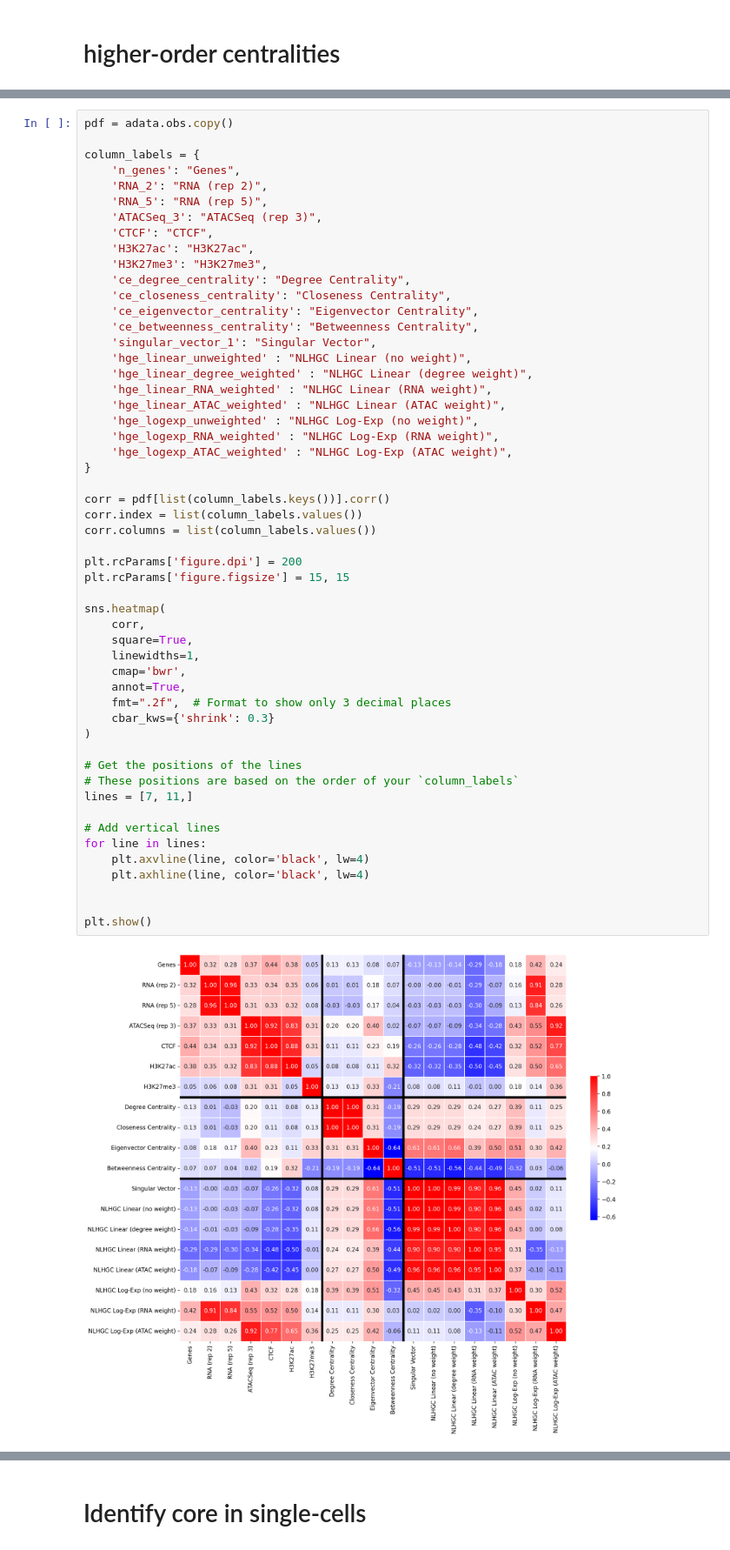
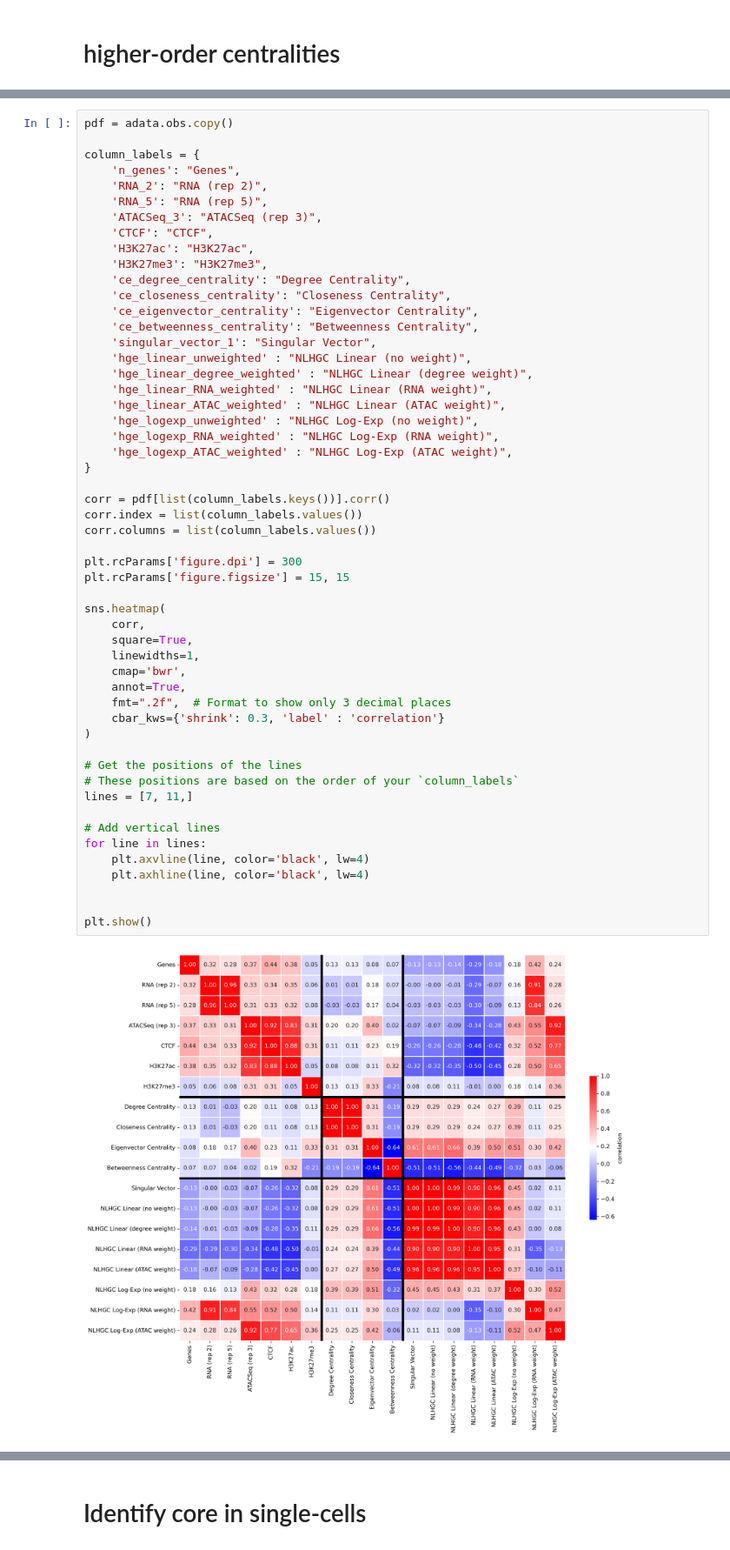
Before and after one commit to CooperStansbury/higher-order-single-cell, a Jupyter notebook: notebooks/anndata_core.ipynb, the cells around one changed output, grey strips where cells are left out. Shown at 87% size. Cells and saved outputs as stored; diff of their text form.

```diff
--- a/notebooks/anndata_core.ipynb
+++ b/notebooks/anndata_core.ipynb
@@ -482,33 +613,33 @@ column_labels = {
     'hge_logexp_ATAC_weighted' : "NLHGC Log-Exp (ATAC weight)",
 }
 
 corr = pdf[list(column_labels.keys())].corr()
 corr.index = list(column_labels.values())
 corr.columns = list(column_labels.values())
 
-plt.rcParams['figure.dpi'] = 200
+plt.rcParams['figure.dpi'] = 300
 plt.rcParams['figure.figsize'] = 15, 15
 
 sns.heatmap(
     corr,
     square=True,
     linewidths=1,
     cmap='bwr',
     annot=True,
     fmt=".2f",  # Format to show only 3 decimal places
-    cbar_kws={'shrink': 0.3}
+    cbar_kws={'shrink': 0.3, 'label' : 'correlation'}
 )
 
 # Get the positions of the lines
 # These positions are based on the order of your `column_labels`
 lines = [7, 11,]
 
 # Add vertical lines
 for line in lines:
     plt.axvline(line, color='black', lw=4)
     plt.axhline(line, color='black', lw=4)
 
 
 plt.show()
 # %% [output]
-[figure, old version]
+[figure, new version]
```
Also changed, not shown: parts of 25 cells of this notebook, 13 other files.
